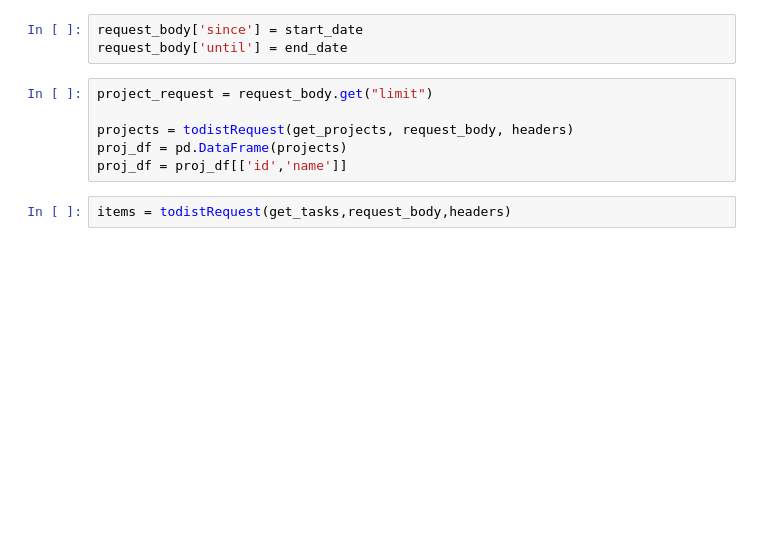
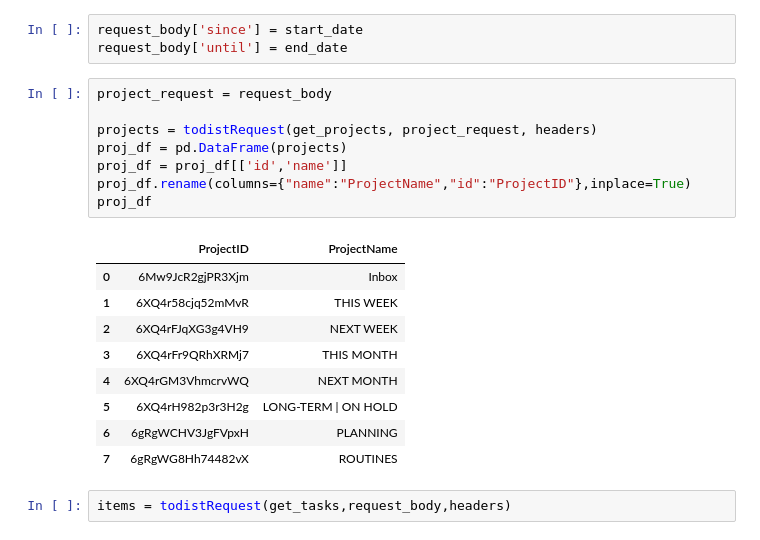
Before and after one commit to avryluy/TaskEnergySystem-ToDoIst, a Jupyter notebook: testing-ground.ipynb, the cells around one changed output. Saved outputs shown, nothing was run; the diff lists cells and outputs as text; blank space fills up the shorter version.

```diff
--- a/testing-ground.ipynb
+++ b/testing-ground.ipynb
@@ -105,11 +115,23 @@ iso_end_date = end_date.isoformat()
 request_body['since'] = start_date
 request_body['until'] = end_date
 # %%
-project_request = request_body.get("limit")
+project_request = request_body
 
-projects = todistRequest(get_projects, request_body, headers)
+projects = todistRequest(get_projects, project_request, headers)
 proj_df = pd.DataFrame(projects)
 proj_df = proj_df[['id','name']]
+proj_df.rename(columns={"name":"ProjectName","id":"ProjectID"},inplace=True)
+proj_df
+# %% [output]
+|  | ProjectID | ProjectName |
+| 0 | 6Mw9JcR2gjPR3Xjm | Inbox |
+| 1 | 6XQ4r58cjq52mMvR | THIS WEEK |
+| 2 | 6XQ4rFJqXG3g4VH9 | NEXT WEEK |
+| 3 | 6XQ4rFr9QRhXRMj7 | THIS MONTH |
+| 4 | 6XQ4rGM3VhmcrvWQ | NEXT MONTH |
+| 5 | 6XQ4rH982p3r3H2g | LONG-TERM | ON HOLD |
+| 6 | 6gRgWCHV3JgFVpxH | PLANNING |
+| 7 | 6gRgWG8Hh74482vX | ROUTINES |
 # %%
 items = todistRequest(get_tasks,request_body,headers)
 # %% [markdown]
```
Also changed, not shown: parts of 9 cells of this notebook.
